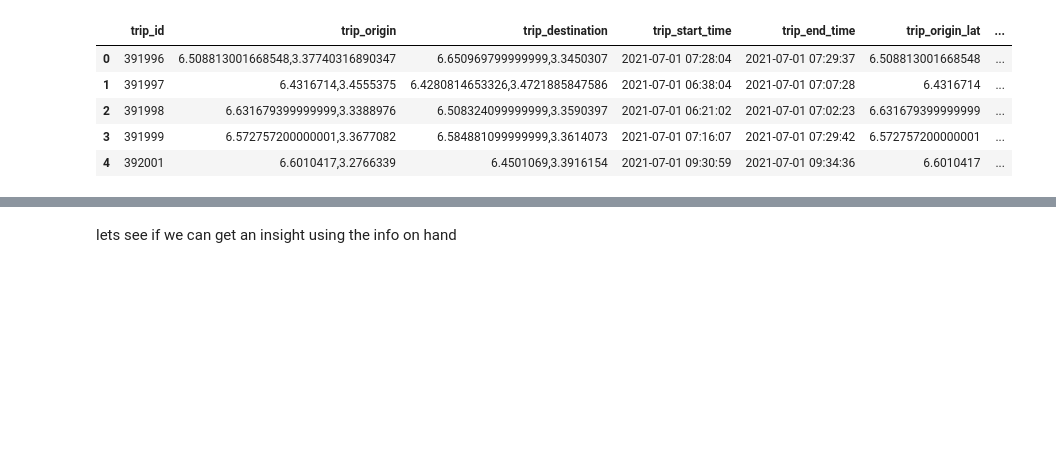
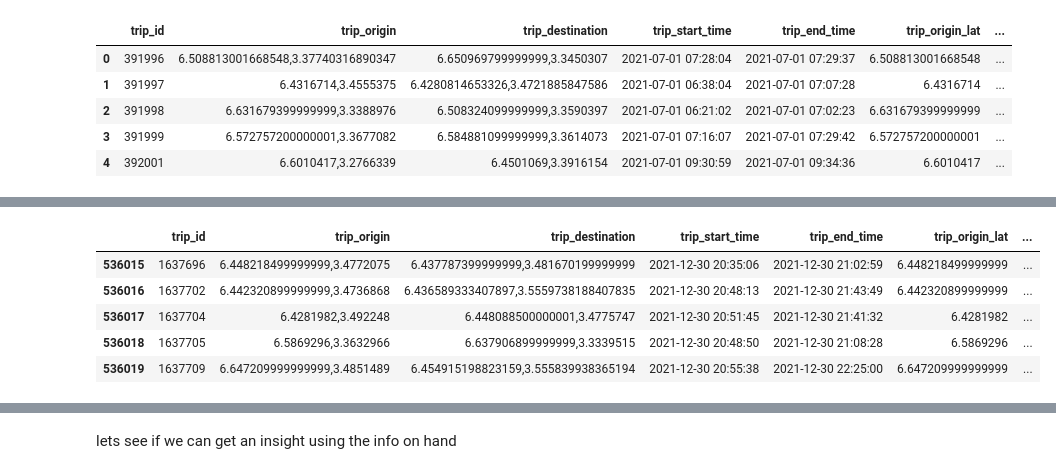
Before and after one commit to nahomHmichael/gokada-delivery-optimisation-with-causal-inference, a Jupyter notebook: notebooks/EDA.ipynb, the cells around one changed output, grey strips where cells are left out. Drawn from its saved outputs; the diff is of its cells as text; code cells hidden in the pictures; blank space fills up the shorter version.

```diff
--- a/notebooks/EDA.ipynb
+++ b/notebooks/EDA.ipynb
@@ -110,0 +127,2 @@ df_orders.head()
+# %%
+df_orders['trip_end_time'].fillna(df_orders[df_orders['trip_end_time'].isna()]['trip_start_time'],inplace=True)
@@ -110,0 +144,8 @@ df_orders.head()
+# %%
+def convert_to_datetype(df,columns):
+    for column in columns:
+        df[column] = pd.to_datetime(df[column])
+    return df
+# %%
+df_orders = convert_to_datetype(df_orders,['trip_start_time','trip_end_time'])
+df_orders.info()
@@ -110,0 +171,12 @@ df_orders.head()
+# %%
+from datetime import datetime,timedelta,date
+df_orders['trip_duration'] = (df_orders['trip_end_time'] - df_orders['trip_start_time']).astype('timedelta64[m]')
+# %%
+df_orders.tail()
+# %% [output]
+|  | trip_id | trip_origin | trip_destination | trip_start_time | trip_end_time | trip_origin_lat | ... |
+| 536015 | 1637696 | 6.448218499999999,3.4772075 | 6.437787399999999,3.481670199999999 | 2021-12-30 20:35:06 | 2021-12-30 21:02:59 | 6.448218499999999 | ... |
+| 536016 | 1637702 | 6.442320899999999,3.4736868 | 6.436589333407897,3.5559738188407835 | 2021-12-30 20:48:13 | 2021-12-30 21:43:49 | 6.442320899999999 | ... |
+| 536017 | 1637704 | 6.4281982,3.492248 | 6.448088500000001,3.4775747 | 2021-12-30 20:51:45 | 2021-12-30 21:41:32 | 6.4281982 | ... |
+| 536018 | 1637705 | 6.5869296,3.3632966 | 6.637906899999999,3.3339515 | 2021-12-30 20:48:50 | 2021-12-30 21:08:28 | 6.5869296 | ... |
+| 536019 | 1637709 | 6.647209999999999,3.4851489 | 6.454915198823159,3.555839938365194 | 2021-12-30 20:55:38 | 2021-12-30 22:25:00 | 6.647209999999999 | ... |
```
Also changed, not shown: parts of 14 cells of this notebook.
